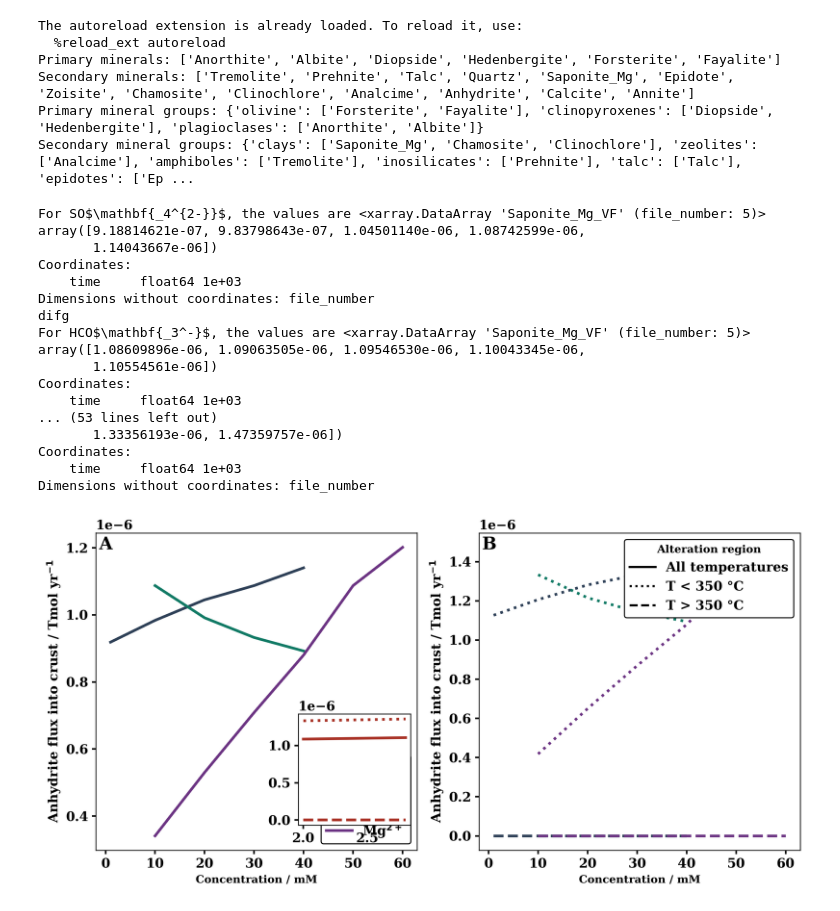
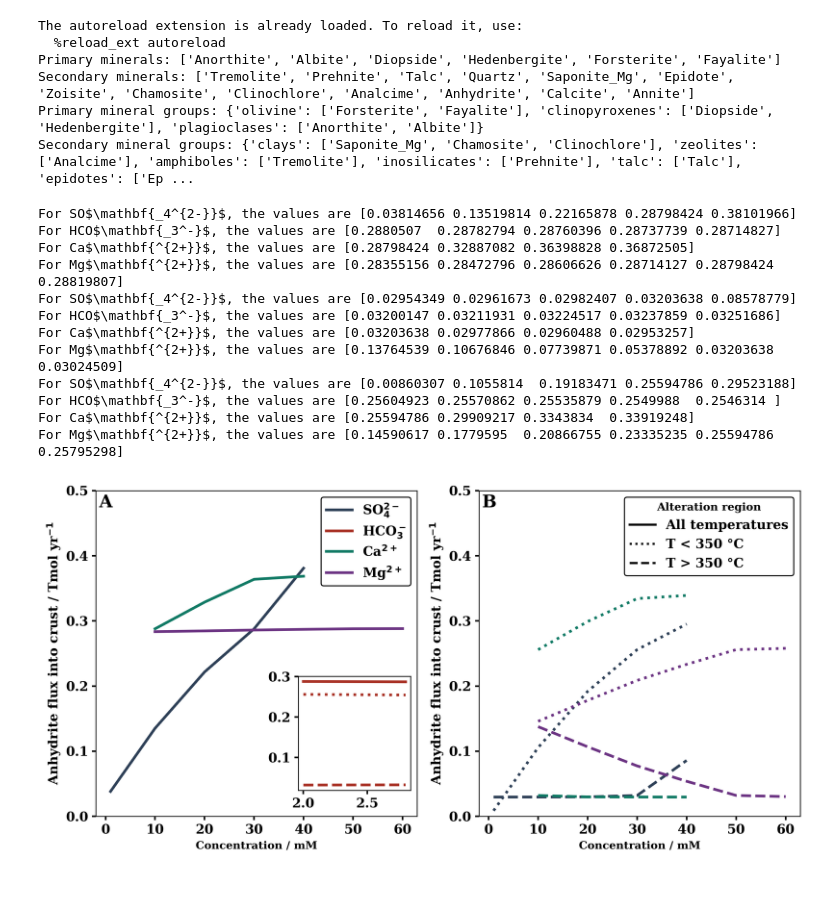
Before and after one commit to a-fotherby/hydrothermal_alteration, a Jupyter notebook: paper_figures/figure_5.ipynb, the cells around one changed output. Cells and saved outputs as stored; diff of their text form; code cells hidden in the pictures.

```diff
--- a/paper_figures/figure_5.ipynb
+++ b/paper_figures/figure_5.ipynb
@@ -127,53 +127,48 @@ inset_ax = inset_axes(ax[0],
                     bbox_transform=ax[0].transAxes)
 
 # Plot flux (dummy function for example)
 #plot_flux(ax[0], concentrations, ct_data['volume']['Anhydrite'], range_sets, leg_entries, crunchtope=True)
-plot_var = 'Saponite_Mg_VF'
+plot_var = 'Anhydrite_VF'
 plot_flux(ax[0], inset_ax, concentrations, pf_data, plot_var, range_sets, leg_entries)
 plot_flux(ax[1], inset_ax, concentrations, pf_data.where(pf_data['Temperature'] > 350), plot_var, range_sets, leg_entries, linestyle='--')
 plot_flux(ax[1], inset_ax, concentrations, pf_data.where(pf_data['Temperature'] < 350), plot_var, range_sets, leg_entries, linestyle=':')
 
 # Add a legend to the first axis
 ax[0].legend()
 for axis in ax:
     axis.set_ylabel('Anhydrite flux into crust / Tmol yr$^{-1}$', fontsize=fontsize)
     axis.set_xlabel('Concentration / mM')
-    #axis.set_ylim(0, 0.5)
+    axis.set_ylim(0, 0.5)
 
 # Add a legend to second axis for linestyles
 custom_legend = ax[1].legend(
     handles=[
         plt.Line2D([0], [0], color='k', linestyle='-', linewidth=2, label='All temperatures'),
         plt.Line2D([0], [0], color='k', linestyle=':', linewidth=2, label='T < 350 °C'),
         plt.Line2D([0], [0], color='k', linestyle='--', linewidth=2, label='T > 350 °C'),
     ],
     loc="upper right",  # Position of the legend
     title="Alteration region",  # Title of the legend
 )
 
 # Show and save the figure
 fig.tight_layout()
 fig.show()
 fig.savefig('output/figure_5.png', dpi=300, transparent=True)
 # %% [output]
-For SO$\mathbf{_4^{2-}}$, the values are <xarray.DataArray 'Saponite_Mg_VF' (file_number: 5)>
-array([9.18814621e-07, 9.83798643e-07, 1.04501140e-06, 1.08742599e-06,
-       1.14043667e-06])
-Coordinates:
-    time     float64 1e+03
-Dimensions without coordinates: file_number
-difg
-For HCO$\mathbf{_3^-}$, the values are <xarray.DataArray 'Saponite_Mg_VF' (file_number: 5)>
-array([1.08609896e-06, 1.09063505e-06, 1.09546530e-06, 1.10043345e-06,
-       1.10554561e-06])
-Coordinates:
-    time     float64 1e+03
-... (53 lines left out)
-       1.33356193e-06, 1.47359757e-06])
-Coordinates:
-    time     float64 1e+03
-Dimensions without coordinates: file_number
+For SO$\mathbf{_4^{2-}}$, the values are [0.03814656 0.13519814 0.22165878 0.28798424 0.38101966]
+For HCO$\mathbf{_3^-}$, the values are [0.2880507  0.28782794 0.28760396 0.28737739 0.28714827]
+For Ca$\mathbf{^{2+}}$, the values are [0.28798424 0.32887082 0.36398828 0.36872505]
+For Mg$\mathbf{^{2+}}$, the values are [0.28355156 0.28472796 0.28606626 0.28714127 0.28798424 0.28819807]
+For SO$\mathbf{_4^{2-}}$, the values are [0.02954349 0.02961673 0.02982407 0.03203638 0.08578779]
+For HCO$\mathbf{_3^-}$, the values are [0.03200147 0.03211931 0.03224517 0.03237859 0.03251686]
+For Ca$\mathbf{^{2+}}$, the values are [0.03203638 0.02977866 0.02960488 0.02953257]
+For Mg$\mathbf{^{2+}}$, the values are [0.13764539 0.10676846 0.07739871 0.05378892 0.03203638 0.03024509]
+For SO$\mathbf{_4^{2-}}$, the values are [0.00860307 0.1055814  0.19183471 0.25594786 0.29523188]
+For HCO$\mathbf{_3^-}$, the values are [0.25604923 0.25570862 0.25535879 0.2549988  0.2546314 ]
+For Ca$\mathbf{^{2+}}$, the values are [0.25594786 0.29909217 0.3343834  0.33919248]
+For Mg$\mathbf{^{2+}}$, the values are [0.14590617 0.1779595  0.20866755 0.23335235 0.25594786 0.25795298]
-[figure, old version]
+[figure, new version]
 # %%
 # Code for: <Add description here>
 file_numbers = range(17)  # List of file numbers to plot
```
